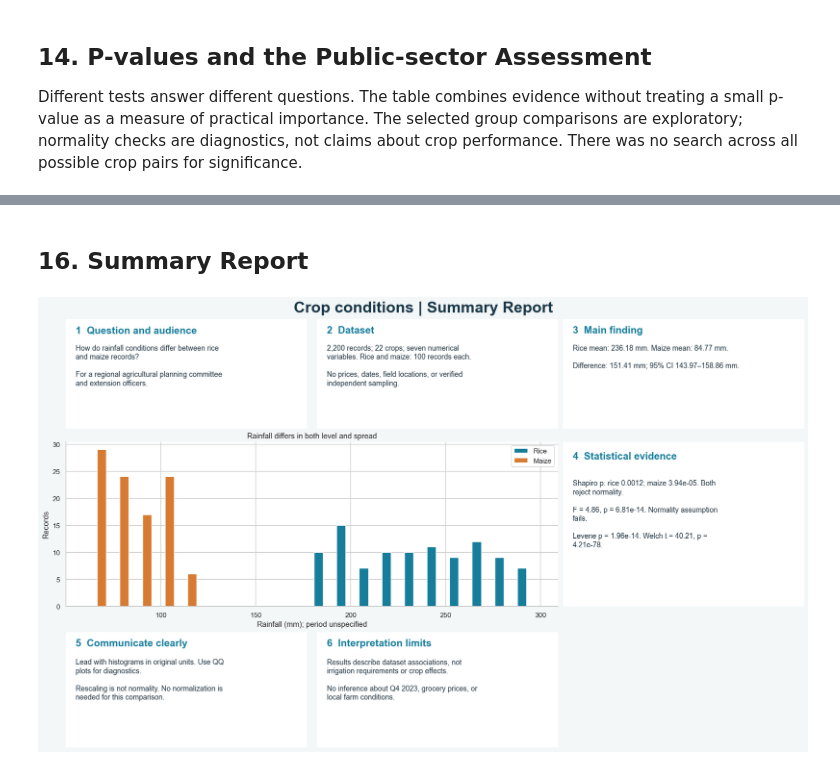
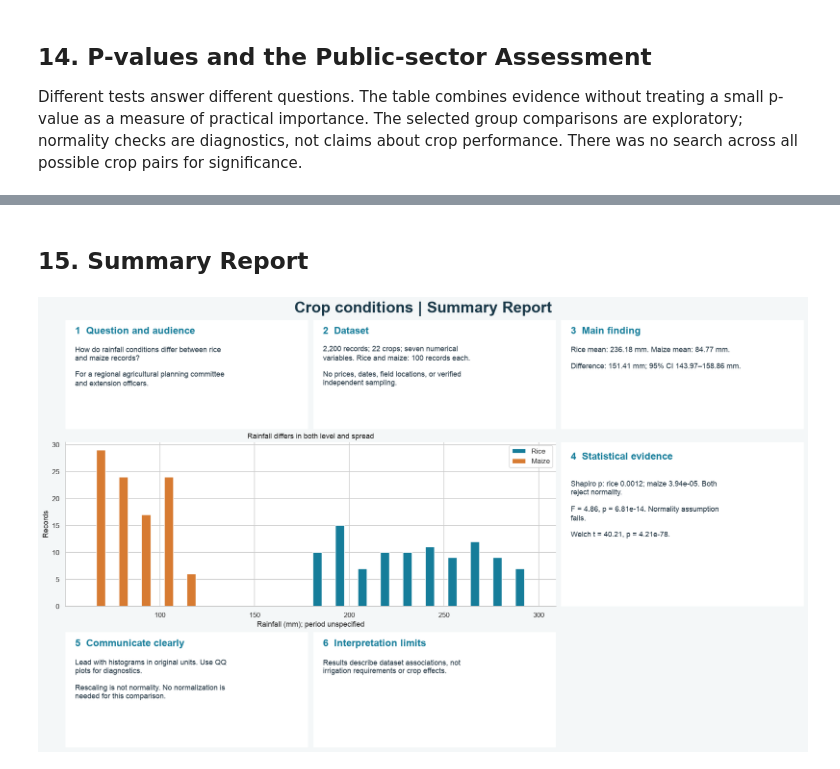
Before and after one commit to UbaidUllah777/Crop_Recommendation_Analysis, a Jupyter notebook: Crop_Recommendation_Workshop_A.ipynb, the cells around one changed output, grey strips where cells are left out. Drawn from its saved outputs; the diff is of its cells as text; code cells hidden in the pictures.

```diff
--- a/Crop_Recommendation_Workshop_A.ipynb
+++ b/Crop_Recommendation_Workshop_A.ipynb
@@ -509,16 +505,22 @@ n_a, n_b = len(a), len(b)
 var_a, var_b = np.var(a, ddof=1), np.var(b, ddof=1)
 f_stat = var_a / var_b
 df1, df2 = n_a - 1, n_b - 1
-p_f = min(1.0, 2 * min(stats.f.cdf(f_stat, df1, df2), stats.f.sf(f_stat, df1, df2)))
-levene = stats.levene(a, b, center='median')
+p_f = min(1.0, 2 * min(stats.f.cdf(f_stat, df1, df2),
+                       stats.f.sf(f_stat, df1, df2)))
+
 display(pd.DataFrame({
-    'Test': ['Classical variance-ratio F', 'Median-centered Levene'],
-    'Statistic': [f_stat, levene.statistic], 'df numerator': [df1, 1],
-    'df denominator': [df2, n_a + n_b - 2], 'p_value': [p_f, levene.pvalue],
-    'Decision at 5%': ['Reject equal variances' if p < ALPHA else 'Fail to reject equal variances'
-                       for p in [p_f, levene.pvalue]]}))
+    'Test': ['Classical variance-ratio F'],
+    'Statistic': [f_stat],
+    'df numerator': [df1],
+    'df denominator': [df2],
+    'p_value': [p_f],
+    'Decision at 5%': [
+        'Reject equal variances' if p_f < ALPHA
+        else 'Fail to reject equal variances'
+    ]
+}))
+
 print(f'Rice variance: {var_a:.3f} mm²; maize variance: {var_b:.3f} mm²')
-print('F-test inference is qualified because both groups reject normality.')
 # %% [output]
 |  | Test | Statistic | df numerator | df denominator | p_value | Decision at 5% |
 | 0 | Classical variance-ratio F | 4.8648 | 99 | 99 | 6.8108e-14 | Reject equal variances |
@@ -620,5 +606,5 @@ The Shapiro–Wilk p-values indicate departures from normality for rice and maiz
 # %% [markdown]
-## 16. Summary Report
+## 15. Summary Report
 # %%
 from textwrap import fill
 fig = plt.figure(figsize=(17, 10), facecolor='#F4F7F8', layout='constrained')
@@ -633,34 +619,34 @@ def board_text(ax, title, paragraphs, width=48):
             fontweight='bold', color='#167D9A')
     content = '\n\n'.join(fill(p, width=width) for p in paragraphs)
     ax.text(0.04, 0.77, content, transform=ax.transAxes, va='top', fontsize=11.5,
             color='#243744', linespacing=1.25)
 
 board_text(fig.add_subplot(grid[0, 0]), '1  Question and audience',
            ['How do rainfall conditions differ between rice and maize records?',
             'For a regional agricultural planning committee and extension officers.'])
 board_text(fig.add_subplot(grid[0, 1]), '2  Dataset',
            [f'{len(df):,} records; 22 crops; seven numerical variables. Rice and maize: 100 records each.',
             'No prices, dates, field locations, or verified independent sampling.'])
 board_text(fig.add_subplot(grid[0, 2]), '3  Main finding',
            [f'Rice mean: {np.mean(a):.2f} mm. Maize mean: {np.mean(b):.2f} mm.',
             f'Difference: {mean_difference:.2f} mm; 95% CI {ci.low:.2f}–{ci.high:.2f} mm.'])
 ax = fig.add_subplot(grid[1, :2])
 ax.hist([a, b], bins=edges, label=['Rice', 'Maize'], color=[COLORS['rice'], COLORS['maize']],
         edgecolor='white')
 ax.set(title='Rainfall differs in both level and spread', xlabel='Rainfall (mm); period unspecified', ylabel='Records')
 ax.legend()
 board_text(fig.add_subplot(grid[1, 2]), '4  Statistical evidence',
            [f'Shapiro p: rice {normality.loc[GROUP_A, "p_value"]:.3g}; maize {normality.loc[GROUP_B, "p_value"]:.3g}. Both reject normality.',
             f'F = {f_stat:.2f}, p = {p_f:.2e}. Normality assumption fails.',
-            f'Levene p = {levene.pvalue:.2e}. Welch t = {welch.statistic:.2f}, p = {welch.pvalue:.2e}.'])
+            f'Welch t = {welch.statistic:.2f}, p = {welch.pvalue:.2e}.'])
 board_text(fig.add_subplot(grid[2, 0]), '5  Communicate clearly',
            ['Lead with histograms in original units. Use QQ plots for diagnostics.',
             'Rescaling is not normality. No normalization is needed for this comparison.'])
 board_text(fig.add_subplot(grid[2, 1]), '6  Interpretation limits',
            ['Results describe dataset associations, not irrigation requirements or crop effects.',
-            'No inference about Q4 2023, grocery prices, or local farm conditions.'])
+        ])
 
-fig.savefig('Teams_whiteboard_draft.png', dpi=170, bbox_inches='tight', facecolor=fig.get_facecolor())
+fig.savefig('Summary.png', dpi=170, bbox_inches='tight', facecolor=fig.get_facecolor())
 plt.show()
 # %% [output]
-[figure, old version]
+[figure, new version]
```
Also changed, not shown: parts of 21 cells of this notebook, 1 other file.
